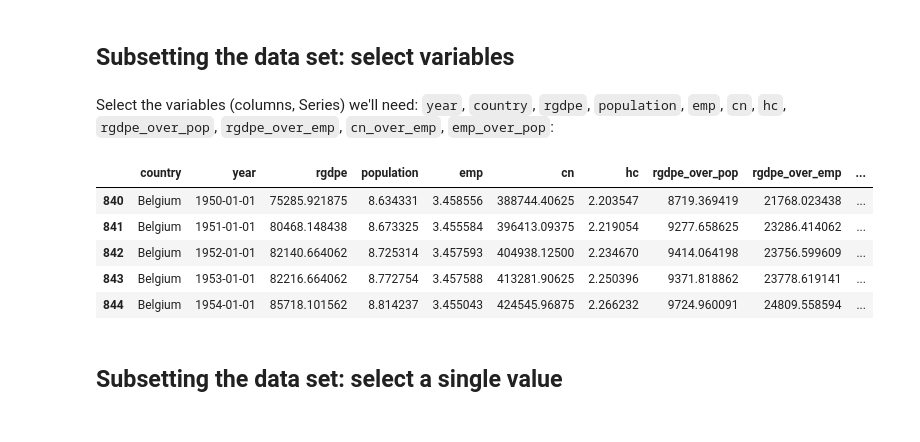
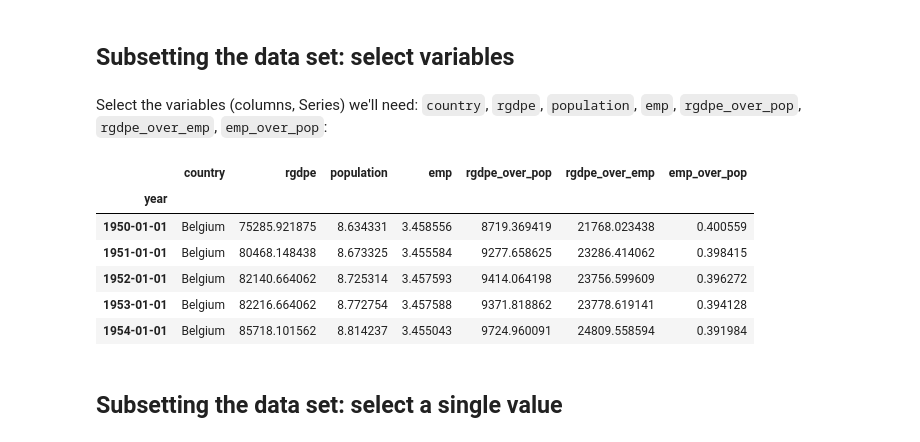
Before and after one commit to luc-hens/luc-hens.github.io, a Jupyter notebook: pwt_in_Python.ipynb, the cells around one changed output. Saved outputs shown, nothing was run; the diff lists cells and outputs as text; code cells hidden in the pictures.

```diff
--- a/pwt_in_Python.ipynb
+++ b/pwt_in_Python.ipynb
@@ -133,5 +119,0 @@ Let us now change the datatype of `year` to `datetime` (https://jakevdp.github.i
-# %%
-import pandas as pd
-from datetime import datetime
-pwt['year'] = pd.to_datetime(pwt.year, format='%Y')  # variable year is converted to datetime type
-pwt.tail()
@@ -147,0 +122,3 @@ Note that `2015` has changed to `2015-01-01` etc. We have to bear that in mind w
+# %%
+pwt['countrycode'] = pwt['countrycode'].astype('category')
+pwt['country']     = pwt['country'].astype('category')
@@ -147,0 +135,4 @@ Note that `2015` has changed to `2015-01-01` etc. We have to bear that in mind w
+# %%
+pwt.index = pd.to_datetime(pwt.index,format='%Y')
+type(pwt.index)
+pwt.tail()
@@ -215,11 +218,12 @@ We need some additional variables:  real GDP per person (`rgde/pop`), real GDP p
 # %%
-# First add the columns with NaNs
 import numpy as np
-pwt = pwt.assign(rgdpe_over_pop = np.nan, rgdpe_over_emp = np.nan, cn_over_emp = np.nan, emp_over_pop = np.nan)
-pwt.tail()
+# First we create the series (columns) and assign the values with NaN ():
+pwt = pwt.assign(rgdpe_in_billions = np.nan, rgdpe_over_pop = np.nan,
+                 rgdpe_over_emp = np.nan, cn_over_emp = np.nan, emp_over_pop = np.nan)
+# Then we compute the values for the new series:
 pwt.rgdpe_over_pop = pwt.rgdpe/pwt.population
 pwt.rgdpe_over_emp = pwt.rgdpe/pwt.emp
-pwt.cn_over_emp = pwt.cn/pwt.emp
 pwt.emp_over_pop = pwt.emp/pwt.population   # employment as fraction of population
-pwt.tail()
+pwt.rgdpe_in_billions = pwt.rgdpe/10**3
+pwt.tail() # display the last lines of the new dataframe `pwt`
 # %% [output]
@@ -249,17 +268,19 @@ BEL_data.head()
 # %% [markdown]
 ## Subsetting the data set: select variables
 # %% [markdown]
-Select the variables (columns, Series) we'll need: `year`, `country`, `rgdpe`, `population`, `emp`, `cn`, `hc`, `rgdpe_over_pop`, `rgdpe_over_emp`, `cn_over_emp`, `emp_over_pop`:
+Select the variables (columns, Series) we'll need: `country`, `rgdpe`, `population`, `emp`, `rgdpe_over_pop`, `rgdpe_over_emp`, `emp_over_pop`:
 # %%
-my_data = BEL_data[["country", "year", "rgdpe", "population", "emp", "cn", "hc", "rgdpe_over_pop", "rgdpe_over_emp", "cn_over_emp", "emp_over_pop"]]
-my_data.head()
+BEL_data = BEL_data[["country", "rgdpe", "population", "emp",
+                    "rgdpe_over_pop", "rgdpe_over_emp", "emp_over_pop"]]
+BEL_data.head() # display the first lines of the dataframe `BEL_data`
 # %% [output]
-|  | country | year | rgdpe | population | emp | cn | hc | rgdpe_over_pop | rgdpe_over_emp | ... |
-| 840 | Belgium | 1950-01-01 | 75285.921875 | 8.634331 | 3.458556 | 388744.40625 | 2.203547 | 8719.369419 | 21768.023438 | ... |
-| 841 | Belgium | 1951-01-01 | 80468.148438 | 8.673325 | 3.455584 | 396413.09375 | 2.219054 | 9277.658625 | 23286.414062 | ... |
-| 842 | Belgium | 1952-01-01 | 82140.664062 | 8.725314 | 3.457593 | 404938.12500 | 2.234670 | 9414.064198 | 23756.599609 | ... |
-| 843 | Belgium | 1953-01-01 | 82216.664062 | 8.772754 | 3.457588 | 413281.90625 | 2.250396 | 9371.818862 | 23778.619141 | ... |
-| 844 | Belgium | 1954-01-01 | 85718.101562 | 8.814237 | 3.455043 | 424545.96875 | 2.266232 | 9724.960091 | 24809.558594 | ... |
+|  | country | rgdpe | population | emp | rgdpe_over_pop | rgdpe_over_emp | emp_over_pop |
+| year |  |  |  |  |  |  |  |
+| 1950-01-01 | Belgium | 75285.921875 | 8.634331 | 3.458556 | 8719.369419 | 21768.023438 | 0.400559 |
+| 1951-01-01 | Belgium | 80468.148438 | 8.673325 | 3.455584 | 9277.658625 | 23286.414062 | 0.398415 |
+| 1952-01-01 | Belgium | 82140.664062 | 8.725314 | 3.457593 | 9414.064198 | 23756.599609 | 0.396272 |
+| 1953-01-01 | Belgium | 82216.664062 | 8.772754 | 3.457588 | 9371.818862 | 23778.619141 | 0.394128 |
+| 1954-01-01 | Belgium | 85718.101562 | 8.814237 | 3.455043 | 9724.960091 | 24809.558594 | 0.391984 |
 # %% [markdown]
 ## Subsetting the data set:  select a single value
 # %% [markdown]
```
Also changed, not shown: parts of 71 cells of this notebook.
